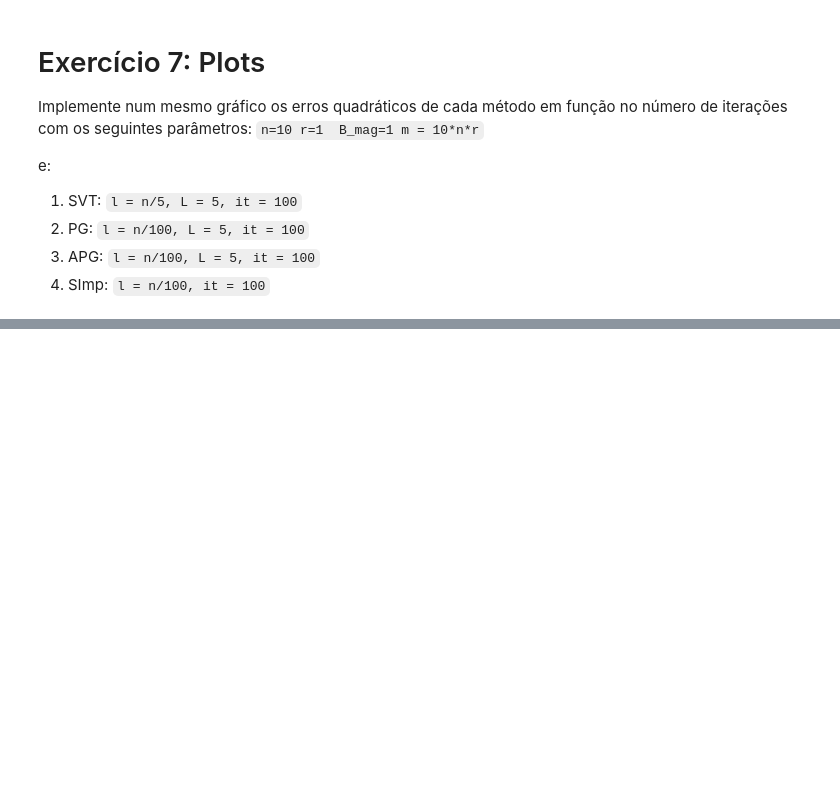
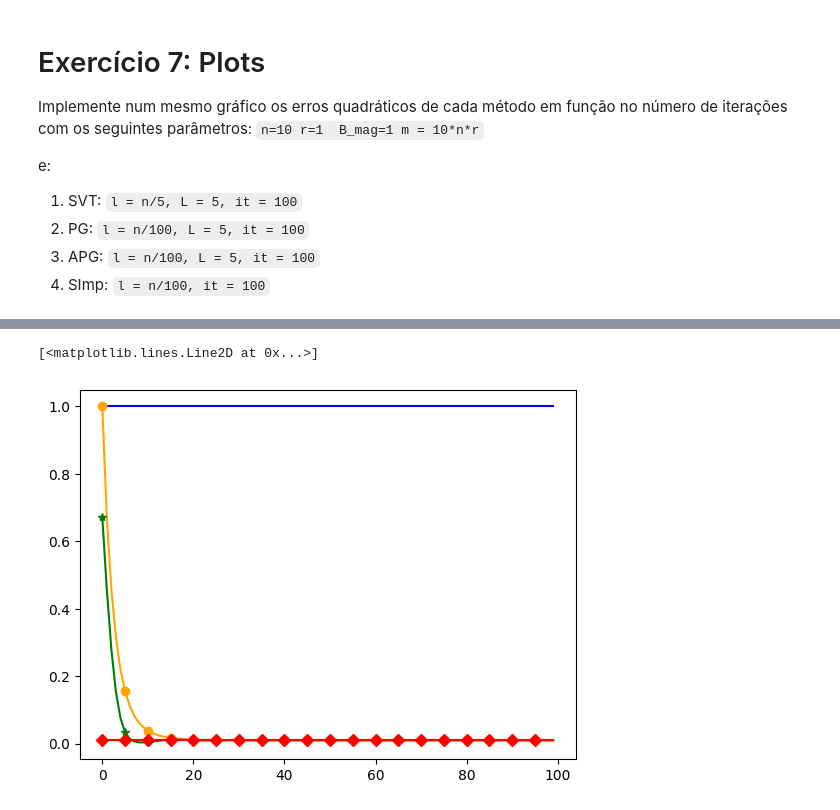
Before and after one commit to PedroPHC25/Otimizacao_Projetos, a Jupyter notebook: Matrix-completion.ipynb, the cells around one changed output, grey strips where cells are left out. Cells and saved outputs as stored; diff of their text form; code cells hidden in the pictures; blank space fills up the shorter version.

```diff
--- a/Matrix-completion.ipynb
+++ b/Matrix-completion.ipynb
@@ -532,0 +580,30 @@ e:
+# %%
+#Escreva código aqui
+n = 10
+r = 1
+B_mag = 1
+m = 10*n*r
+data = data_genX(n,r,B_mag,m)
+
+X = data[0]
+Omega = data[1]
+Omega_perp = data[2]
+Y = P_omega(X,Omega)
+L = 5
+it = 100
+
+l = n/5
+error_SVT = SVT(l, L, X, Y, Omega, it)[2]
+
+l = n/100
+error_PG = PG(l, L, X, Y, Omega, it)[2]
+error_APG = APG(l, L, X, Y, Omega, it)[2]
+error_SImp = SImp(l, X, Y, Omega_perp, it)[2]
+
+plt.plot(error_SVT, label = "SVT", color = "blue")
+plt.plot(error_PG, label = "PG", color = "orange", marker = "o", markevery = 5)
+plt.plot(error_APG, label = "APG", color = "green", marker = "*", markevery = 5)
+plt.plot(error_SImp, label = "SImp", color = "red", marker = "D", markevery = 5)
+# %% [output]
+[<matplotlib.lines.Line2D at 0x...>]
+[figure, added]
```
Also changed, not shown: parts of 12 cells of this notebook.
